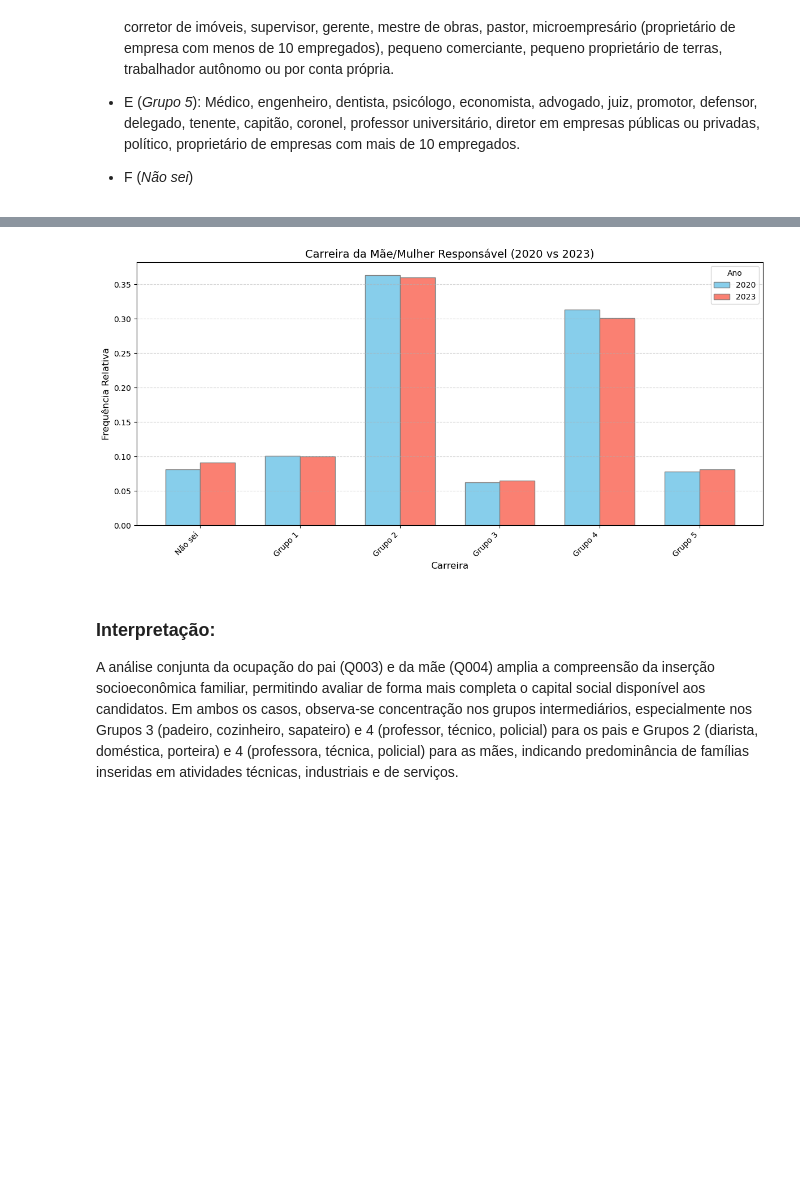
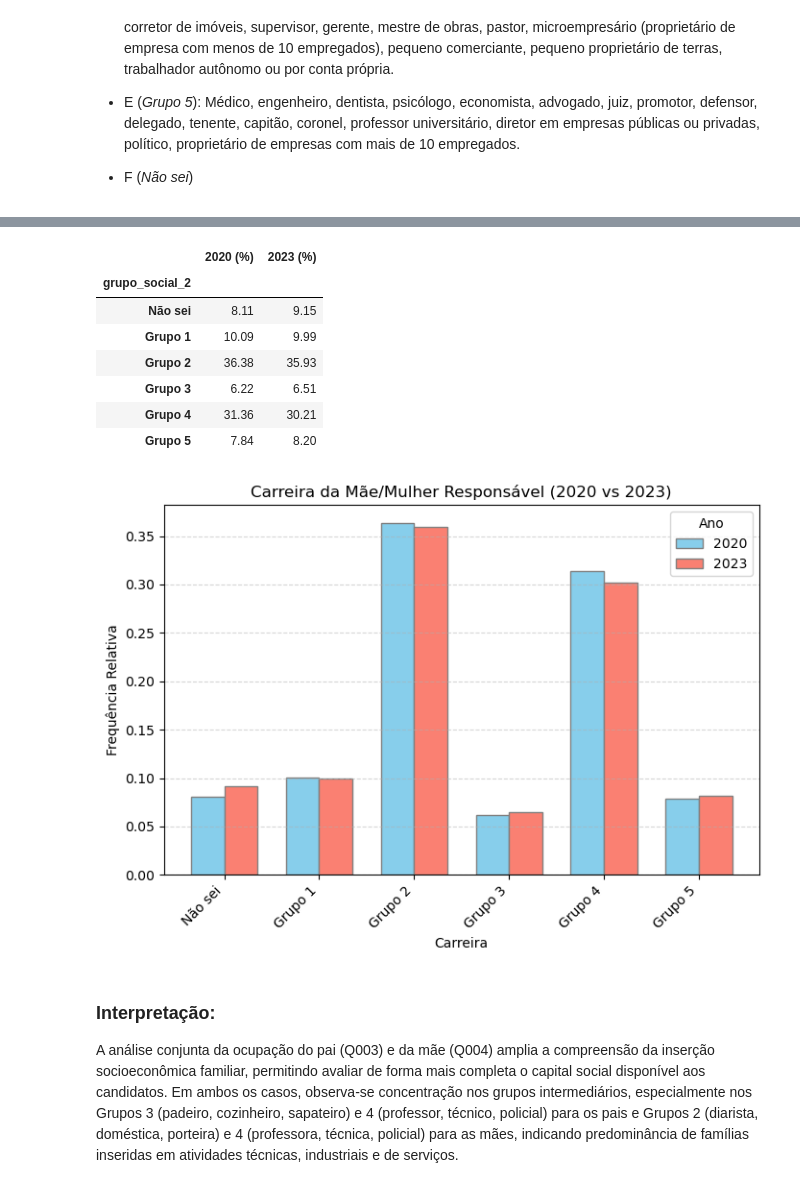
Before and after one commit to AllineOliveira/Projeto-2-Cdados, a Jupyter notebook: Projeto 2 - Grupo 6 2.ipynb, the cells around one changed output, grey strips where cells are left out. Saved outputs shown, nothing was run; the diff lists cells and outputs as text; code cells hidden in the pictures; blank space fills up the shorter version.

```diff
--- a/Projeto 2 - Grupo 6 2.ipynb
+++ b/Projeto 2 - Grupo 6 2.ipynb
@@ -732,5 +732,6 @@ ___
 
 - F (*Não sei*)
 # %%
-barplot('grupo_social_1','Carreira do Pai/Homem Responsável (2020 vs 2023)','Carreira',True,ordem_categorias)
+ordem = ['Não sei','Grupo 1','Grupo 2','Grupo 3','Grupo 4','Grupo 5']
+barplot('grupo_social_1','Carreira do Pai/Homem Responsável (2020 vs 2023)','Carreira',True,ordem)
 # %% [output]
@@ -738,35 +747,15 @@ barplot('grupo_social_1','Carreira do Pai/Homem Responsável (2020 vs 2023)','Ca
 # %%
-cont_2020_mae = dados2020['grupo_social_2'].value_counts(normalize=True).reindex(ordem, fill_value=0).values
-cont_2023_mae = dados2023['grupo_social_2'].value_counts(normalize=True).reindex(ordem, fill_value=0).values
-
-largura_barra = 0.35
-r1_mae = np.arange(len(ordem))
-r2_mae = [x + largura_barra for x in r1_pai]
-
-
-# Plot do Gráfico
-
-cat = ['Não sei','Grupo 1','Grupo 2','Grupo 3','Grupo 4','Grupo 5']
-
-plt.figure(figsize=(12, 6))
-
-plt.bar(r1_mae, cont_2020_mae, color='skyblue', width=largura_barra, edgecolor='gray', label='2020')
-plt.bar(r2_mae, cont_2023_mae, color='salmon', width=largura_barra, edgecolor='gray', label='2023')
-
-plt.title('Carreira da Mãe/Mulher Responsável (2020 vs 2023)', fontsize=14)
-plt.ylabel('Frequência Relativa', fontsize=12)
-plt.xlabel('Carreira', fontsize=12)
-
-# Rotação de 45 graus para os textos caberem perfeitamente
-plt.xticks([r + largura_barra/2 for r in r1_pai], cat, rotation=45, ha='right')
-
-plt.grid(axis='y', linestyle='--', alpha=0.5)
-plt.legend(title='Ano')
-plt.tight_layout()
-
-plt.show()
+barplot('grupo_social_2','Carreira da Mãe/Mulher Responsável (2020 vs 2023)','Carreira',True,ordem)
 # %% [output]
+|  | 2020 (%) | 2023 (%) |
+| grupo_social_2 |  |  |
+| Não sei | 8.11 | 9.15 |
+| Grupo 1 | 10.09 | 9.99 |
+| Grupo 2 | 36.38 | 35.93 |
+| Grupo 3 | 6.22 | 6.51 |
+| Grupo 4 | 31.36 | 30.21 |
+| Grupo 5 | 7.84 | 8.20 |
-[figure, old version]
+[figure, new version]
 # %% [markdown]
 ### Interpretação:
 
```
Also changed, not shown: parts of 49 cells of this notebook.
